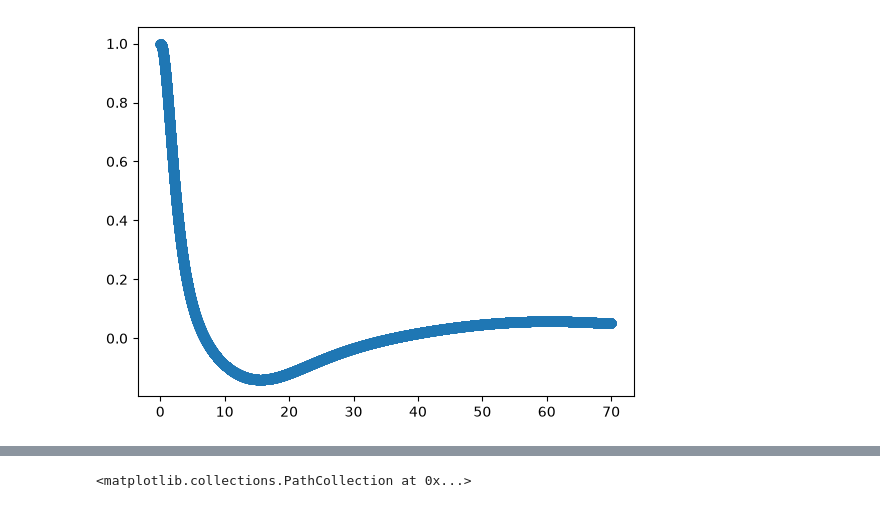
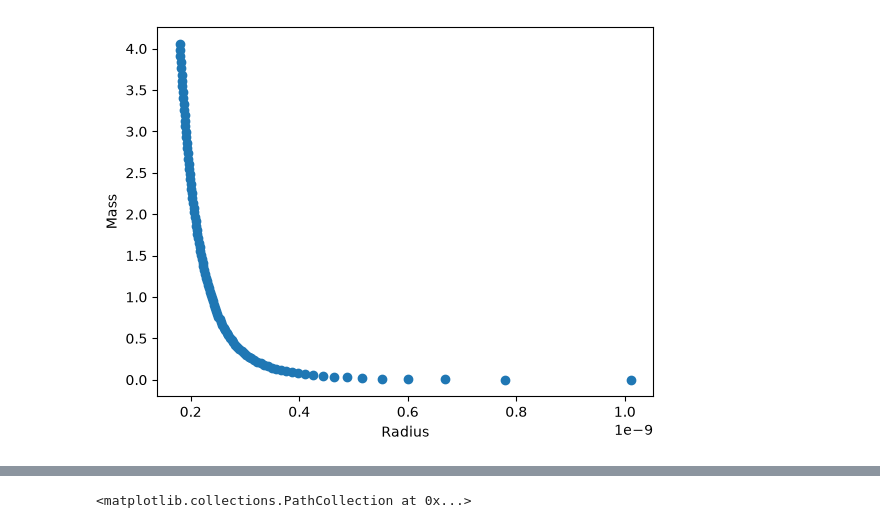
Before and after one commit to ThomasJenkins-phys/Comproj, a Jupyter notebook: Computing Project.ipynb, the cells around one changed output, grey strips where cells are left out. Drawn from its saved outputs; the diff is of its cells as text; code cells hidden in the pictures.

Commit message:
Interpolation not fixed, Lane-Emden Working???

```diff
--- a/Computing Project.ipynb
+++ b/Computing Project.ipynb
@@ -74,7 +74,15 @@ atomic_ratio = 2
 m_N = (cst.m_n.value + cst.m_p.value)/2
 gamma = 5/3
 R_0 = (cst.G.value * cst.M_sun.value) / (c**2)
-eps_0 = 0.013
+eps_0 = np.linspace(100000000, 10000000000, 100)
+
+# for n = 3 use 7000, 0.001
+# for n = 3/2 use 4000, 0.001
+steps = 4000
+infintesimal = 0.001
+order_n = 1
+initial_radius = 0.000000000001
+ns = [3/2]
 
 
 X = np.array([0., 1.]) # these are initial conditions
@@ -98,7 +106,7 @@ def RK4(f, initial_conditions, initial_radius, dxi, n_steps, n):
         k_4 = f(initial_radius + i*dxi+dxi, N_4,  n )
         k = 1/6 * (k_1 + 2*k_2 + 2*k_3 + k_4)
         con[i+1] = (con[i] + dxi * k)
-    return con # this integrates ( in general [f(t), g(t)] ), but in our case integrates [u /xi^2 = theta', -theta^n * xi^2 = u']
+    return con # this integrates ( in general [f(xi), g(xi)] ), but in our case integrates [u /xi^2 = theta', -theta^n * xi^2 = u']
 
 
 def linear_line(grad, intercept, x):
@@ -106,8 +114,15 @@ def linear_line(grad, intercept, x):
 
 def zero_finder(xs, ys, dxi): # this uses a linear interpolation (assuming a single monotone decreacing function)
     positive_values = np.where(ys > 0) # array of the position all y values greater than 0
-    # print(positive_values[0])
-    len_positive_values = len(positive_values)
+    # j = 0
+    # while positive_values[0][j] + 1 == positive_values[0][j]: # Checks for if the function is not monotone decreacing, then returns the first position to interpolate
+    #     j += 1
+    #     print(j)
+    #     if j > 120000:
+    #         print("Could not find last positive x value position, loop too long")
+    #         break
+    #     last_positive = j
+    #     return last_positive
     last_positive = np.array(positive_values)[0][-1] # the >>position<< of the last positive y value
     dy = ys[last_positive-1] - ys[last_positive-2]
     dx = xs[last_positive-1] - xs[last_positive-2]
@@ -127,9 +142,9 @@ def zero_finder(xs, ys, dxi): # this uses a linear interpolation (assuming a sin
             print('While loop ran for too long')
             break
     zero_middle_position_x = ((last_positive_x + step_size_interpolation * (k + 1)) + (last_positive_x + step_size_interpolation * k)) / 2
+    # [postion in x where the function is 0, the position in the array where x is last positive, the dx to reach the interpolated 0 of the function]
+    return [zero_middle_position_x, int(last_positive), k * step_size_interpolation]
 
-    return [zero_middle_position_x, int(last_positive), k * step_size_interpolation]
-    # [postion in x where the function is 0, the position in the array where x is last positive, the dx to reach the interpolated 0 of the function]
 
 
 def linear_extrapolator(xs, ys, dx_to_0, last_known_x_position, last_known_x):
@@ -142,23 +157,19 @@ def linear_extrapolator(xs, ys, dx_to_0, last_known_x_position, last_known_x):
     return linear_line(gradient, intercept, (last_known_x + dx_to_0))
 
 
-steps = 70000
-infintesimal = 0.001
-order_n = 1
-initial_radius = 0.00000000000000001
-ns = [3]
 
 
-plt.figure()
+
+# plt.figure()
 
 
 for k in range(len(ns)):
     solved = RK4(Lane_Emden, X, initial_radius, infintesimal, steps, n = ns[k])
-    plt.scatter(initial_radius + infintesimal * np.arange(steps + 1), solved[:,1])
+    # plt.scatter(initial_radius + infintesimal * np.arange(steps + 1), solved[:,1])
 
 ax = plt.gca()
 
-plt.show()
+# plt.show()
 
 
 
@@ -181,25 +192,45 @@ zero_finder_dict = zero_finder(xi_values, solved[:,1], infintesimal)
 
 xi_1 = zero_finder_dict[0]
 
-# theta_prime_1 = zero_finder(initial_radius + infintesimal * np.arange(steps + 1), solved[:,0], infintesimal ) # this is theta'(xi) * xi^2 = u
+# ################################################################################################################################################################
+# # MUST CHANGE
+# ################################################################################################################################################################
 
 # [postion in x where the function is 0, the position in the array where x is last positive, the dx to reach the interpolated 0 of the function]
 # (xs, ys, dx_to_0, last_known_x_position, last_known_x)
-theta_prime_1_inter = linear_extrapolator(xi_values, solved[:,0], zero_finder_dict[2], zero_finder_dict[1],  zero_finder_dict[0])
 
-print("For value of n = " +str(n) + " $\ix$ is : " +str(xi_1))
-print("theta prime * xi^2 = " +str(theta_prime_1))
+theta_prime_1_inter = abs(linear_extrapolator(xi_values, solved[:,0], zero_finder_dict[2], zero_finder_dict[1],  zero_finder_dict[0])) #DO NOT LEAVE THIS HERE
+# ################################################################################################################################################################
+# # End MUST CHANGE
+# ################################################################################################################################################################
 
-# K_nr = (cst.hbar.value**2) / (15 *math.pi**2 * cst.m_e.value) * ((3 * math.pi * (1/atomic_ratio) / (m_N * c**2))**(5/3))
+
+# print("For value of n = " +str(n) + " $\ix$ is : " +str(xi_1))
+# print("theta prime * xi^2 = " +str(theta_prime_1_inter))
+
+K_nr = (cst.hbar.value**2) / (15 *math.pi**2 * cst.m_e.value) * ((3 * math.pi * (1/atomic_ratio) / (m_N * c**2))**(5/3))
 
 
 
-# Mass_constants = 4 * math.pi * (((n + 1) * K_nr)/ (4 * math.pi * cst.G.value))**(3/2) * (eps_0 * cst.c.value ** 2 )**((3-n)/2*n)
 
-# MASS = Mass_constants * (eps_0 ** ((3-n)/2) * (solved.y[1] **2) * abs(solved.y[0]))
 
-# Radius_constants = (((n + 1) * K_nr)/ (4 * math.pi * cst.G.value))**(1/2)
-# RADIUS = Radius_constants * eps_0 ** ((1-n)/2*n) * solved.y[0]
+print(cst.c.value)
+MASS = []
+RADIUS = []
 
-# plt.scatter(MASS,RADIUS)
+for i in range(len(eps_0)):
+    Mass_constants = 4 * math.pi * (((n + 1) * K_nr)/ (4 * math.pi * cst.G.value))**(3/2) * (eps_0[i])**((3-n)/2*n)
+    Radius_constants = (((n + 1) * K_nr)/ (4 * math.pi * cst.G.value))**(1/2)
+    MASS.append(Mass_constants * (eps_0[i] ** ((3-n)/2) * (theta_prime_1_inter)))
+
+    RADIUS.append(Radius_constants * eps_0[i] ** ((1-n)/2*n) * xi_1)
+
+plt.ylabel('Mass')
+plt.xlabel('Radius')
+plt.scatter(RADIUS,MASS)
+plt.show()
+
+
+# MASS = Mass_constants * (eps_0 ** ((3-n)/2) * (theta_prime_1_inter))
+# RADIUS = Radius_constants * eps_0 ** ((1-n)/2*n) * xi_1
 # %% [output]
@@ -206 +238 @@ print("theta prime * xi^2 = " +str(theta_prime_1))
-[figure, old version]
+[figure, new version]
```
Also changed, not shown: parts of 1 cell of this notebook.
